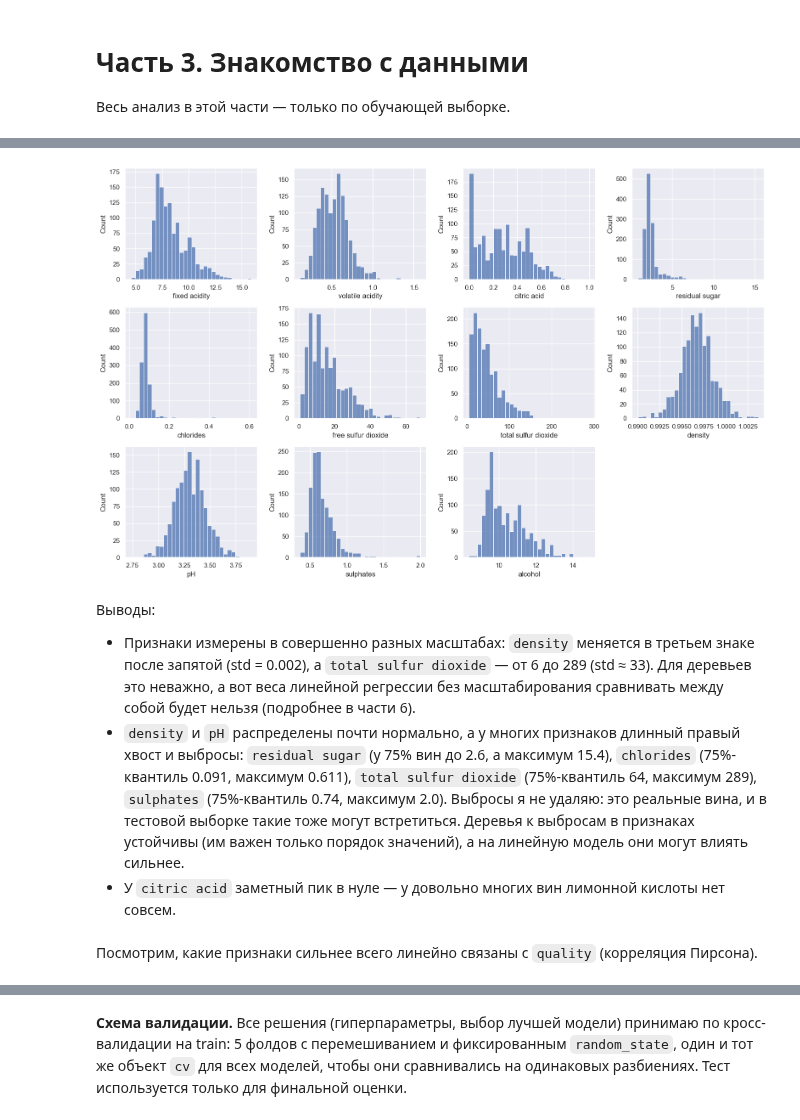
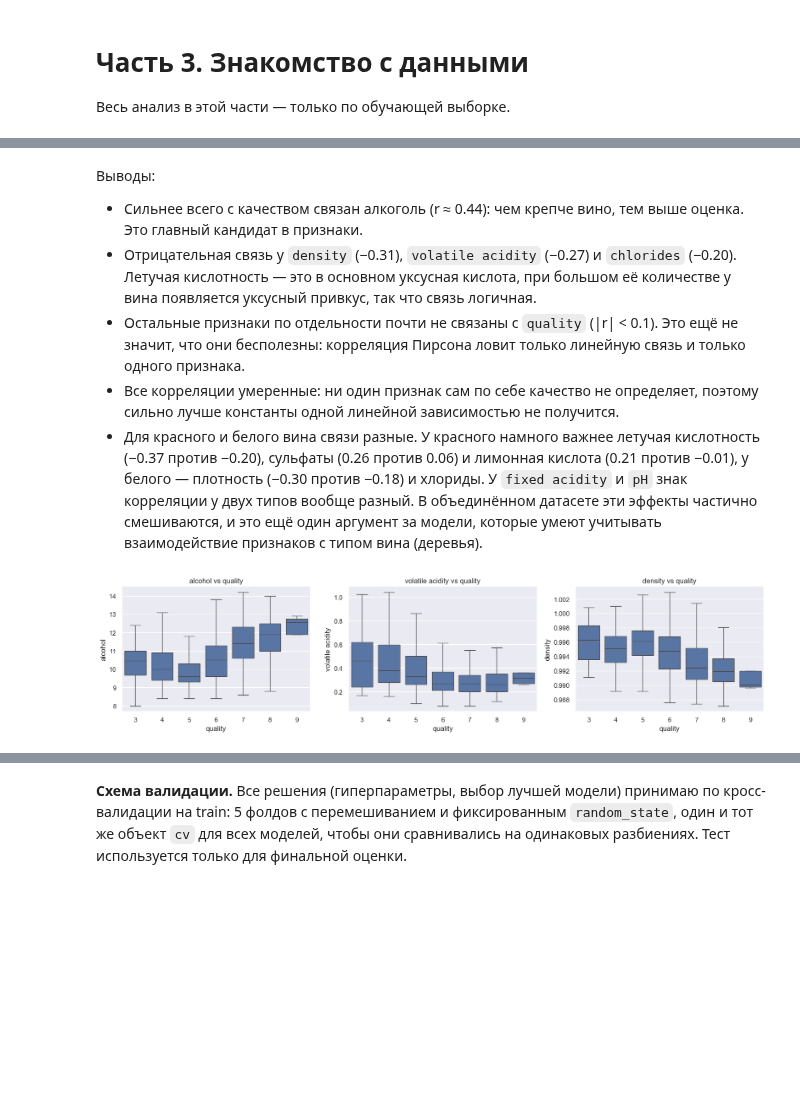
Before and after one commit to gCTRL26/ml_course_mai, a Jupyter notebook: regression/lab01.ipynb, the cells around one changed output, grey strips where cells are left out. Cells and saved outputs as stored; diff of their text form; code cells hidden in the pictures; blank space fills up the shorter version.

```diff
--- a/regression/lab01.ipynb
+++ b/regression/lab01.ipynb
@@ -23,7 +25,12 @@ RANDOM_STATE = 42
 # %%
-url = "https://archive.ics.uci.edu/ml/machine-learning-databases/wine-quality/winequality-red.csv"
-data = pd.read_csv(url, sep=";")
+url = "https://archive.ics.uci.edu/ml/machine-learning-databases/wine-quality/"
+red = pd.read_csv(url + "winequality-red.csv", sep=";")
+white = pd.read_csv(url + "winequality-white.csv", sep=";")
 
-print(data.shape)
+red["is_red"] = 1
+white["is_red"] = 0
+
+data = pd.concat([red, white], ignore_index=True)
+print("Красное:", red.shape, " Белое:", white.shape, " Всего:", data.shape)
 data.head()
 # %% [output]
@@ -177,0 +201,10 @@ train.describe().T.round(3)
+# %%
+features = ["volatile acidity", "chlorides", "sulphates", "residual sugar", "total sulfur dioxide", "alcohol"]
+
+fig, axs = plt.subplots(figsize=(16, 7), nrows=2, ncols=3)
+for i, feature in enumerate(features):
+    ax = axs[i // 3, i % 3]
+    sns.boxplot(data=train, x="is_red", y=feature, ax=ax)
+    ax.set_xticklabels(["белое", "красное"])
+    ax.set_xlabel("")
+plt.tight_layout()
@@ -178,15 +254,15 @@ train.describe().T.round(3)
+# %% [markdown]
+Выводы:
+- Сильнее всего с качеством связан алкоголь (r ≈ 0.44): чем крепче вино, тем выше оценка. Это главный кандидат в признаки.
+- Отрицательная связь у `density` (−0.31), `volatile acidity` (−0.27) и `chlorides` (−0.20). Летучая кислотность — это в основном уксусная кислота, при большом её количестве у вина появляется уксусный привкус, так что связь логичная.
+- Остальные признаки по отдельности почти не связаны с `quality` (|r| < 0.1). Это ещё не значит, что они бесполезны: корреляция Пирсона ловит только линейную связь и только одного признака.
+- Все корреляции умеренные: ни один признак сам по себе качество не определяет, поэтому сильно лучше константы одной линейной зависимостью не получится.
+- Для красного и белого вина связи разные. У красного намного важнее летучая кислотность (−0.37 против −0.20), сульфаты (0.26 против 0.06) и лимонная кислота (0.21 против −0.01), у белого — плотность (−0.30 против −0.18) и хлориды. У `fixed acidity` и `pH` знак корреляции у двух типов вообще разный. В объединённом датасете эти эффекты частично смешиваются, и это ещё один аргумент за модели, которые умеют учитывать взаимодействие признаков с типом вина (деревья).
 # %%
-fig, axs = plt.subplots(figsize=(16, 10), nrows=3, ncols=4)
-for i, feature in enumerate(X_train.columns):
-    sns.histplot(X_train[feature], bins=30, ax=axs[i // 4, i % 4])
-axs[2, 3].axis("off")
+fig, axs = plt.subplots(figsize=(16, 4), ncols=3)
+for i, feature in enumerate(["alcohol", "volatile acidity", "density"]):
+    sns.boxplot(data=train, x="quality", y=feature, showfliers=False, color="C0", ax=axs[i])
+    axs[i].set_title(feature + " vs quality")
 plt.tight_layout()
 # %% [output]
-[figure, old version]
+[figure, new version]
-# %% [markdown]
-Выводы:
-- Признаки измерены в совершенно разных масштабах: `density` меняется в третьем знаке после запятой (std = 0.002), а `total sulfur dioxide` — от 6 до 289 (std ≈ 33). Для деревьев это неважно, а вот веса линейной регрессии без масштабирования сравнивать между собой будет нельзя (подробнее в части 6).
-- `density` и `pH` распределены почти нормально, а у многих признаков длинный правый хвост и выбросы: `residual sugar` (у 75% вин до 2.6, а максимум 15.4), `chlorides` (75%-квантиль 0.091, максимум 0.611), `total sulfur dioxide` (75%-квантиль 64, максимум 289), `sulphates` (75%-квантиль 0.74, максимум 2.0). Выбросы я не удаляю: это реальные вина, и в тестовой выборке такие тоже могут встретиться. Деревья к выбросам в признаках устойчивы (им важен только порядок значений), а на линейную модель они могут влиять сильнее.
-- У `citric acid` заметный пик в нуле — у довольно многих вин лимонной кислоты нет совсем.
-# %% [markdown]
-Посмотрим, какие признаки сильнее всего линейно связаны с `quality` (корреляция Пирсона).
```
Also changed, not shown: parts of 99 cells of this notebook.
